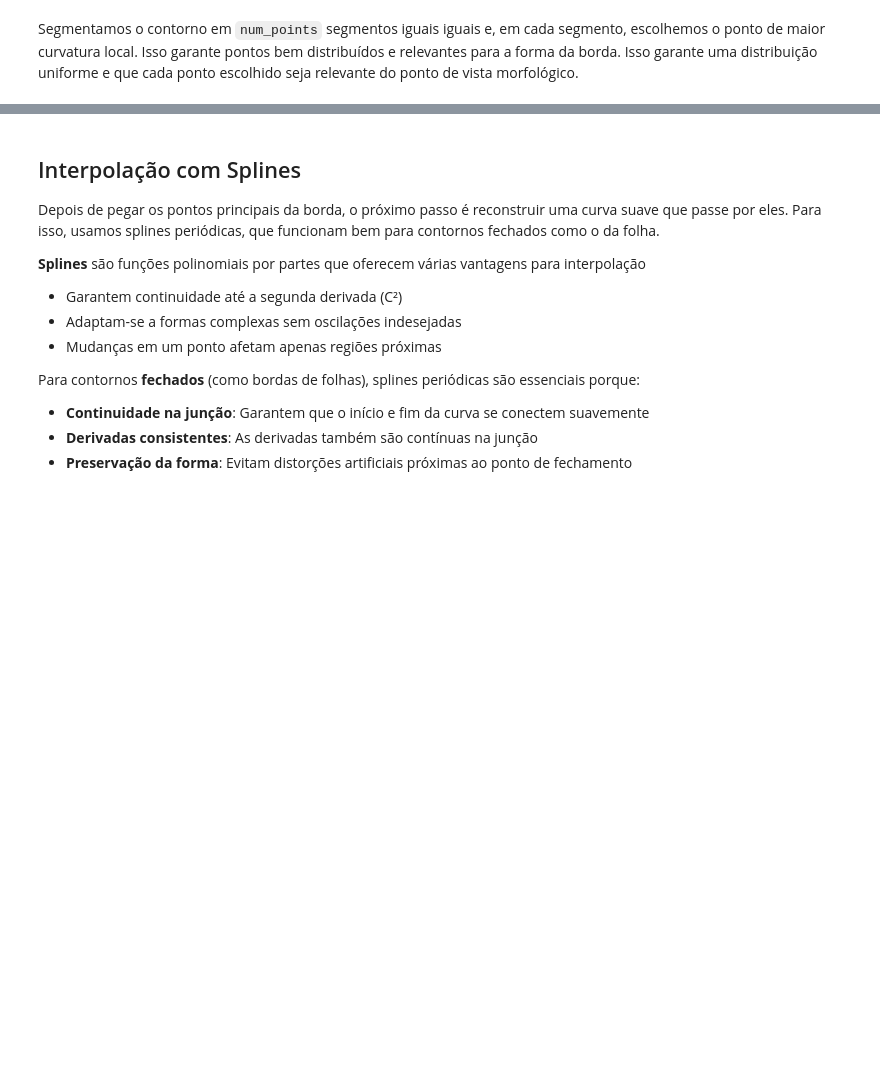
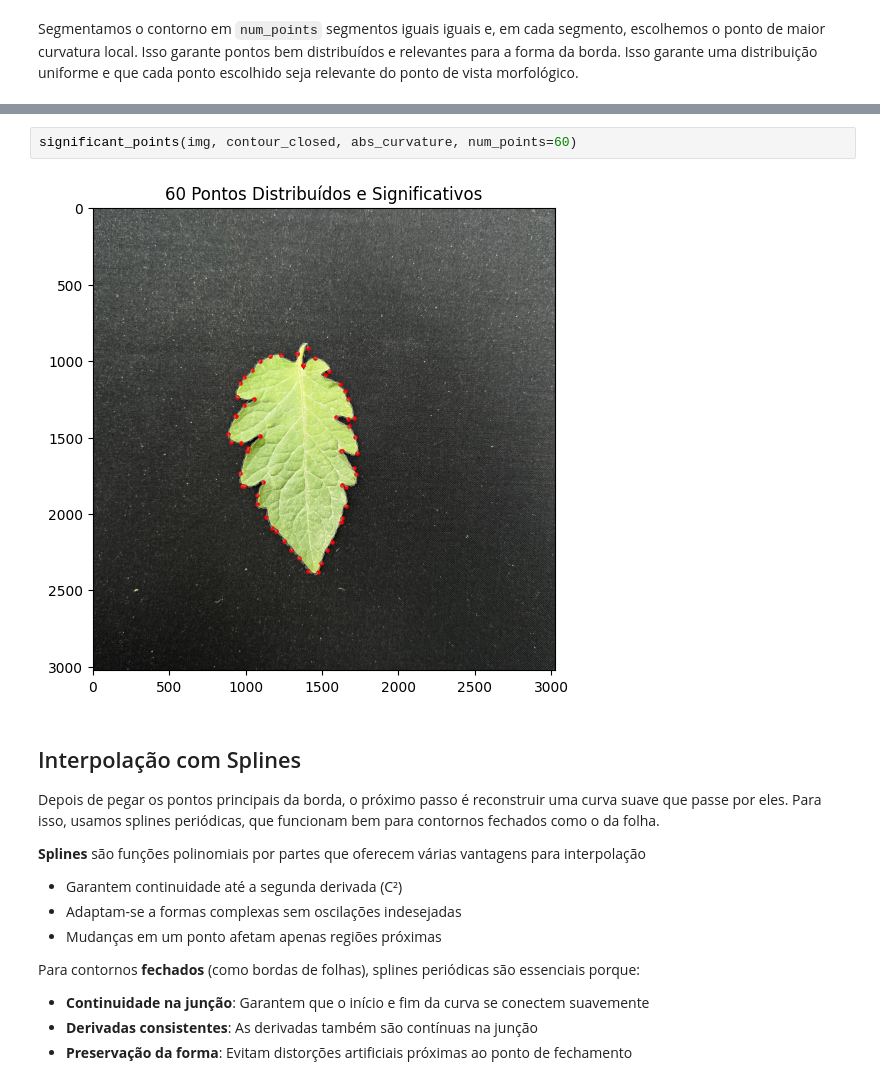
Before and after one commit to mateuskrause/tp-aln, a Jupyter notebook: main.ipynb, the cells around one changed output, grey strips where cells are left out. Cells and saved outputs as stored; diff of their text form; blank space fills up the shorter version.

```diff
--- a/main.ipynb
+++ b/main.ipynb
@@ -132,3 +140,7 @@ significant_points(img, contour_closed, abs_curvature, num_points=20)
+# %%
+significant_points(img, contour_closed, abs_curvature, num_points=60)
+# %% [output]
+[figure, added]
 # %% [markdown]
 ## Interpolação com Splines
 Depois de pegar os pontos principais da borda, o próximo passo é reconstruir uma curva suave que passe por eles. Para isso, usamos splines periódicas, que funcionam bem para contornos fechados como o da folha.
```
Also changed, not shown: parts of 6 cells of this notebook.
